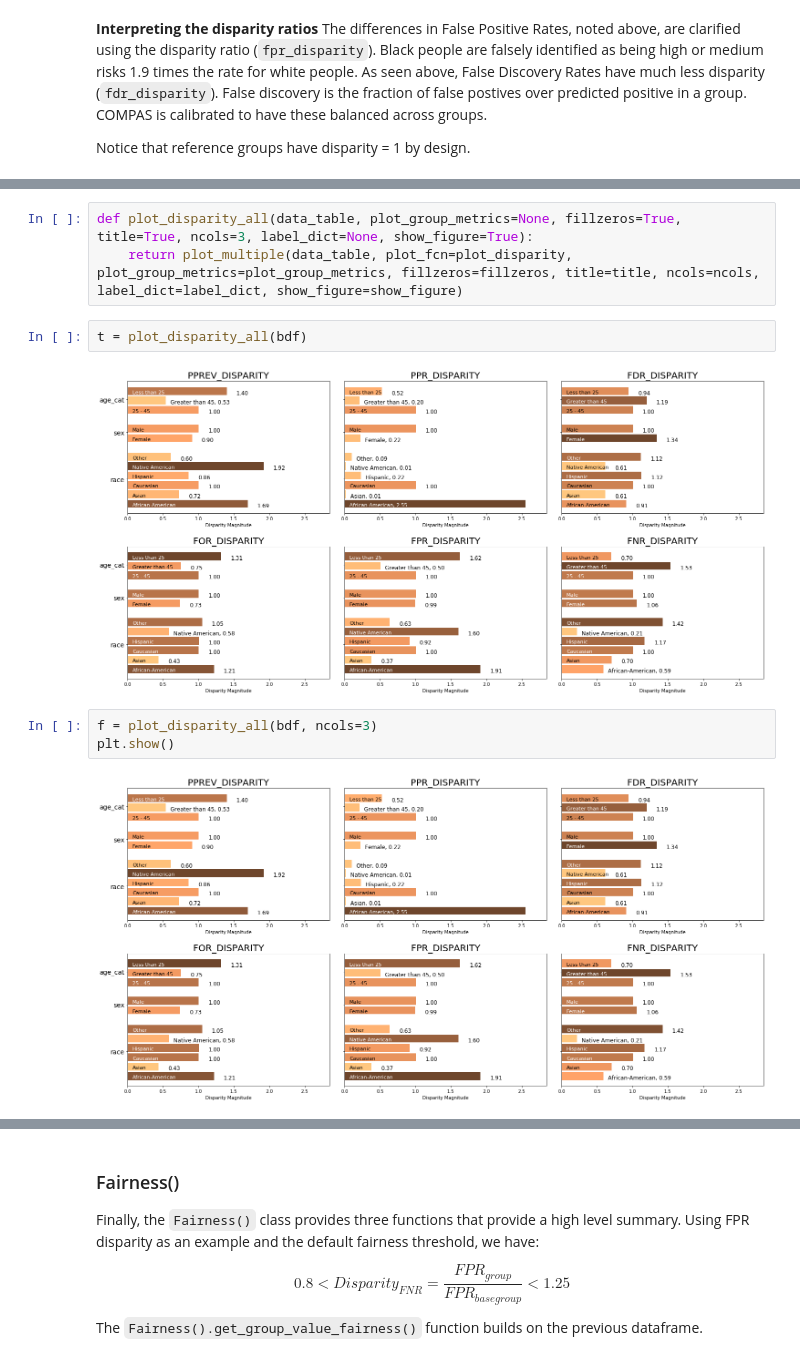
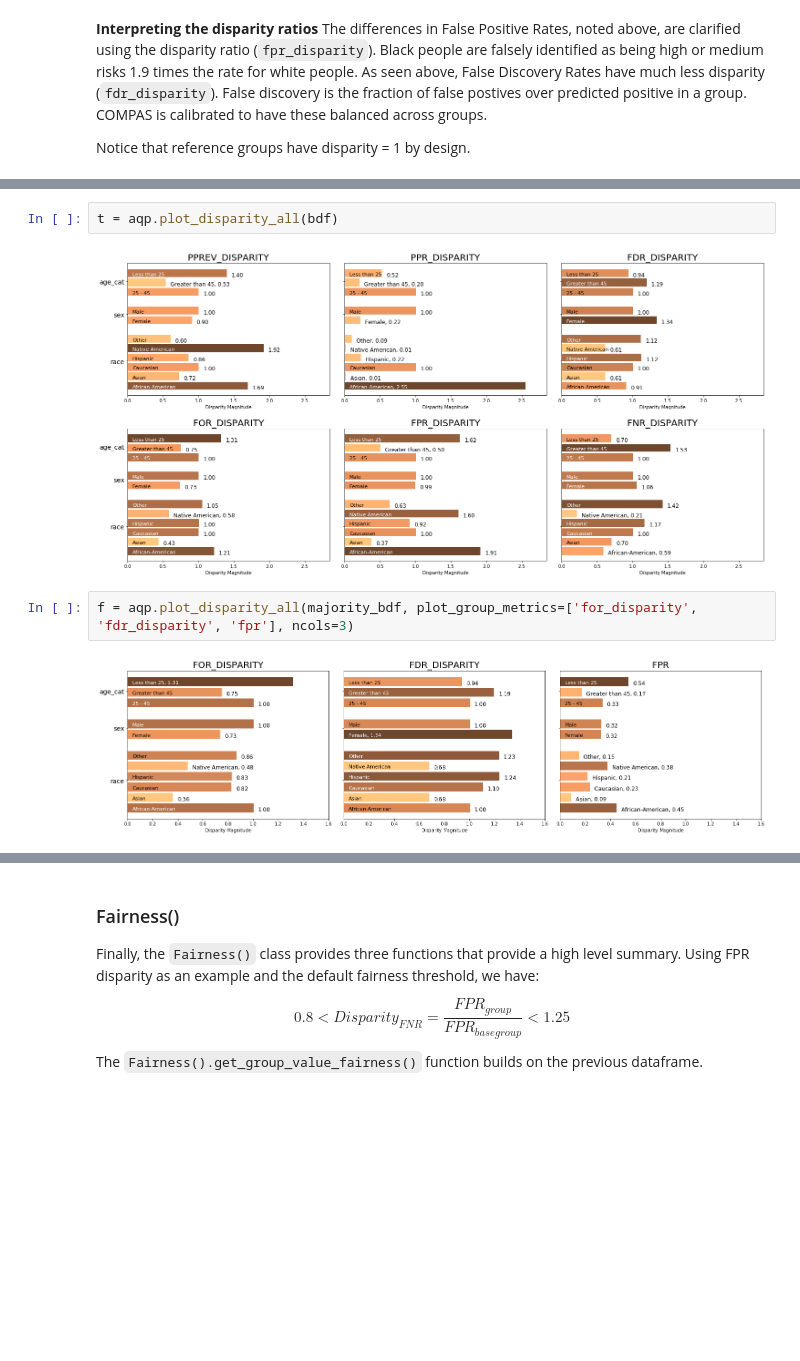
Before and after one commit to dssg/aequitas, a Jupyter notebook: docs/source/examples/compas_demo.ipynb, the cells around one changed output, grey strips where cells are left out. Saved outputs shown, nothing was run; the diff lists cells and outputs as text; blank space fills up the shorter version.

```diff
--- a/docs/source/examples/compas_demo.ipynb
+++ b/docs/source/examples/compas_demo.ipynb
@@ -670,12 +275,8 @@ def plot_disparity_all(disparities_table, plot_group_metrics=None, fillzeros=Tru
-# %%
-def plot_disparity_all(data_table, plot_group_metrics=None, fillzeros=True, title=True, ncols=3, label_dict=None, show_figure=True):
-    return plot_multiple(data_table, plot_fcn=plot_disparity, plot_group_metrics=plot_group_metrics, fillzeros=fillzeros, title=title, ncols=ncols, label_dict=label_dict, show_figure=show_figure)
 # %%
-t = plot_disparity_all(bdf)
+t = aqp.plot_disparity_all(bdf)
 # %% [output]
-[figure, old version]
+[figure, new version]
 # %%
-f = plot_disparity_all(bdf, ncols=3)
-plt.show()
+f = aqp.plot_disparity_all(majority_bdf, plot_group_metrics=['for_disparity', 'fdr_disparity', 'fpr'], ncols=3)
 # %% [output]
-[figure, old version]
+[figure, new version]
```
Also changed, not shown: parts of 33 cells of this notebook, 1 other file.
